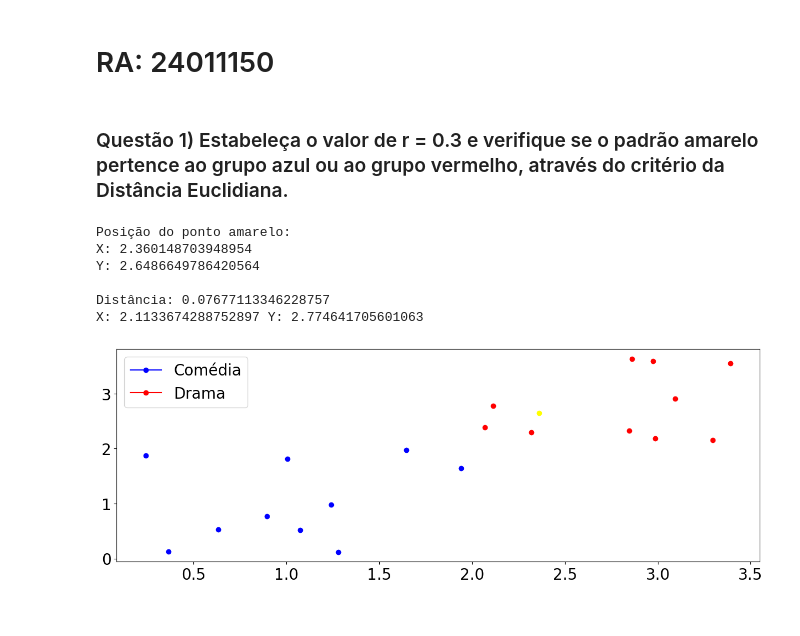
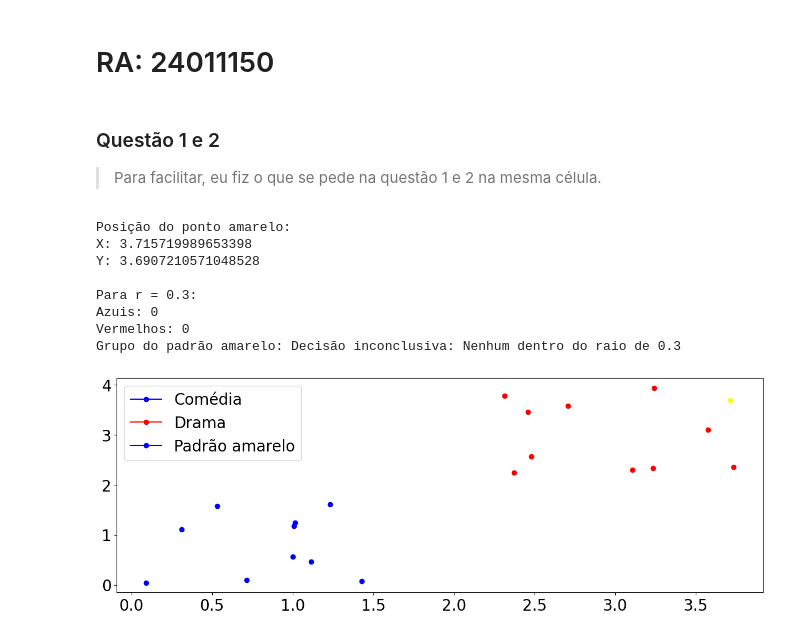
Before and after one commit to nanaluvsu/IA1, a Jupyter notebook: Atividade 2/IA1_Pratica_02_Resolucao.ipynb, the cells around one changed output. Drawn from its saved outputs; the diff is of its cells as text; code cells hidden in the pictures.

```diff
--- a/Atividade 2/IA1_Pratica_02_Resolucao.ipynb
+++ b/Atividade 2/IA1_Pratica_02_Resolucao.ipynb
@@ -13,7 +13,8 @@ params = {'legend.fontsize': 20,
           'xtick.labelsize': 20,
           'ytick.labelsize': 20}
 # %% [markdown]
-### Questão 1) Estabeleça o valor de r = 0.3 e verifique se o padrão amarelo pertence ao grupo azul ou ao grupo vermelho, através do critério da Distância Euclidiana.
+### Questão 1 e 2
+> Para facilitar, eu fiz o que se pede na questão 1 e 2 na mesma célula.
 # %%
 def distanciaEuclidiana(ponto_atual, ponto_referencia):
     dx = ponto_atual[0] - ponto_referencia[0][0]
@@ -21,67 +22,61 @@ def distanciaEuclidiana(ponto_atual, ponto_referencia):
     return pow(dx,2) + pow(dy,2)
 # %%
 dots_1 = [(random.random() * 2.0, random.random() * 2.0) for _ in range(10)]
-
-#print(dots_1)
-
 dots_2 = [((random.random() * 2.0) + 2.0, (random.random() * 2.0) + 2.0) for _ in range(10)]
-
 dot_3 = [((random.random() * 2.0) + 2.0, (random.random() * 2.0) + 2.0)]
 
-#print(dots_2)
+def distanciaComRaio(raio, grupo1, grupo2, grupo3):
+    countComedia = 0
+    countDrama = 0
 
-def distanciaComRaio(ponto_atual, ponto_referencia, raio):
-    countComedia = 0;
-    countDrama = 0;
-    for i in range(len(dots_1)):
-    d2 = distanciaEuclidiana(dots_1[i], dot_3)
-    if d2 <= raio**2:
-        countComedia += 1;
+    for ponto in grupo1:
+        d2 = distanciaEuclidiana(ponto, grupo3)
+        if d2 <= pow(raio,2):
+            countComedia += 1
 
+    for ponto in grupo2:
+        d2 = distanciaEuclidiana(ponto, grupo3)
+        if d2 <= pow(raio,2):
+            countDrama += 1
 
-    for i in range(len(dots_2)):
-    d2 = distanciaEuclidiana(dots_2[i], dot_3)
-    if d2 <= raio**2:
-        countDrama += 1;
+    if countComedia > countDrama:
+        grupo = "Comédia"
+    elif countDrama > countComedia:
+        grupo = "Drama"
+    elif countDrama == 0 and countComedia == 0:
+        grupo = "Decisão inconclusiva: Nenhum dentro do raio de " + str(raio)
+    else:
+        grupo = "Decisão inconclusiva: Mesma quantidade dentro do raio de " + str(raio)
 
-    if (countComedia > countDrama):
-        print("O cliente é do grupo Comédia.")
-    else:
-        print("O cliente é do grupo Drama.")
+    return grupo, countComedia, countDrama
 
-
-
+pylab.rcParams.update(params)
 for i in range(len(dots_1)):
-    pylab.rcParams.update(params)
     plt.plot(dots_1[i][0], dots_1[i][1], c='blue', marker='o')
     plt.plot(dots_2[i][0], dots_2[i][1], c='red', marker='o')
-    plt.legend(['Comédia', 'Drama'])
 
 plt.plot(dot_3[0][0], dot_3[0][1], c='yellow', marker='o')
+plt.legend(['Comédia', 'Drama', 'Padrão amarelo'])
 
 print("Posição do ponto amarelo:" + "\nX: " + str(dot_3[0][0]) + "\nY: " + str(dot_3[0][1]))
 
 raio = 0.3
+grupo, countComedia, countDrama = distanciaComRaio(raio, dots_1, dots_2, dot_3)
+print("\nPara r = " + str(raio) + ":")
+print("Azuis:", countComedia)
+print("Vermelhos:", countDrama)
+print("Grupo do padrão amarelo:", grupo)
 
-for i in range(len(dots_1)):
-    d2 = distanciaEuclidiana(dots_1[i], dot_3)
-    if d2 <= raio**2:
-        print("\nDistância: " + str(d2))
-        print("X: " + str(dots_1[i][0]) + " Y: " + str(dots_1[i][1]))
 
-for i in range(len(dots_2)):
-    d2 = distanciaEuclidiana(dots_2[i], dot_3)
-    if d2 <= raio**2:
-        print("\nDistância: " + str(d2))
-        print("X: " + str(dots_2[i][0]) + " Y: " + str(dots_2[i][1]))
 
-for i in range()
 plt.show()
 # %% [output]
 Posição do ponto amarelo:
-X: 2.360148703948954
-Y: 2.6486649786420564
+X: 3.715719989653398
+Y: 3.6907210571048528
 
-Distância: 0.07677113346228757
-X: 2.1133674288752897 Y: 2.774641705601063
+Para r = 0.3:
+Azuis: 0
+Vermelhos: 0
+Grupo do padrão amarelo: Decisão inconclusiva: Nenhum dentro do raio de 0.3
-[figure, old version]
+[figure, new version]
```
Also changed, not shown: parts of 2 cells of this notebook.
